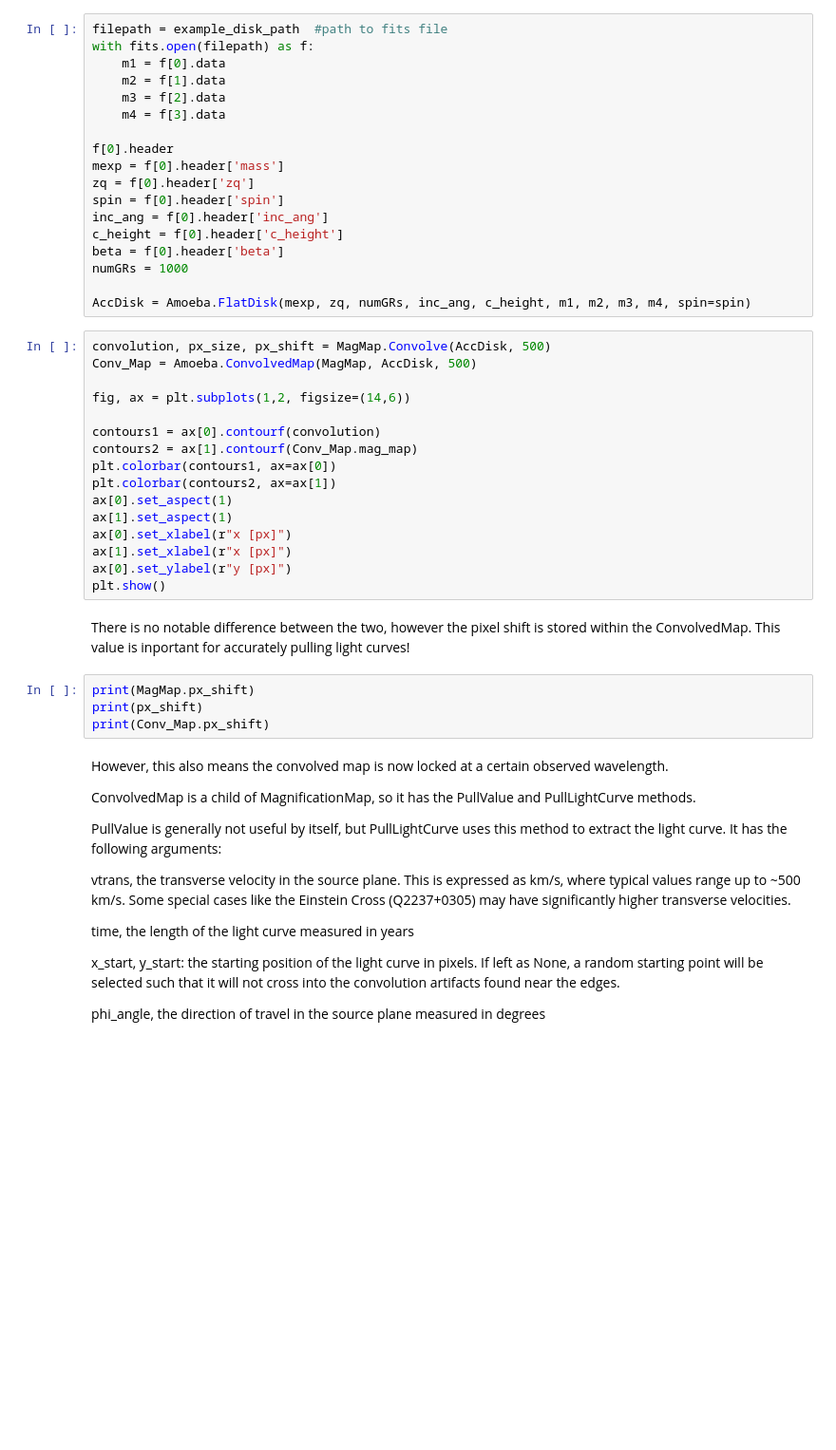
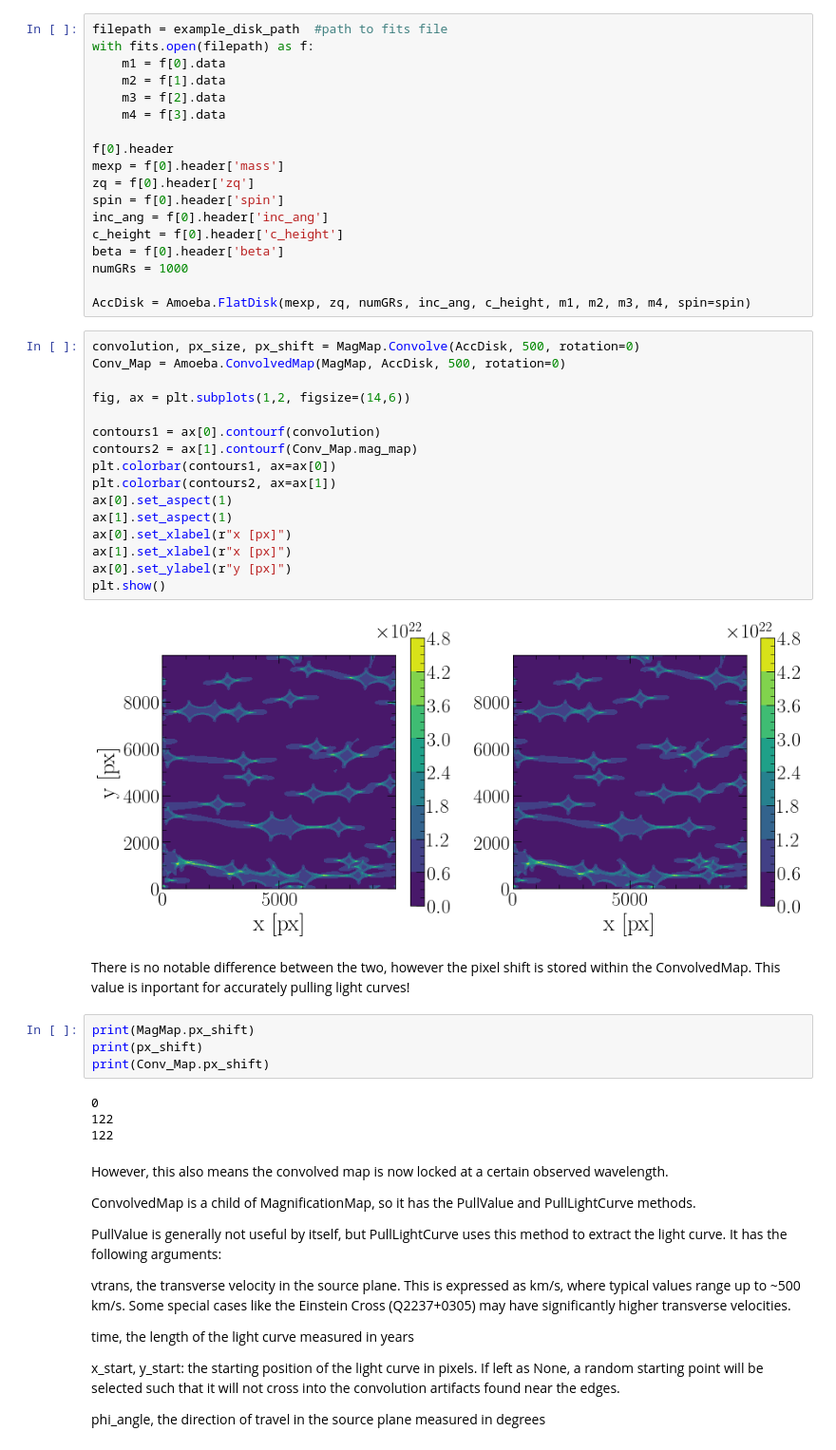
Before and after one commit to Henry-Best-01/Amoeba, a Jupyter notebook: AmoebaExamples.ipynb, the cells around one changed output. Shown at 95% size. Cells and saved outputs as stored; diff of their text form; blank space fills up the shorter version.

```diff
--- a/AmoebaExamples.ipynb
+++ b/AmoebaExamples.ipynb
@@ -860,27 +934,33 @@ numGRs = 1000
 
 AccDisk = Amoeba.FlatDisk(mexp, zq, numGRs, inc_ang, c_height, m1, m2, m3, m4, spin=spin)
 # %%
-convolution, px_size, px_shift = MagMap.Convolve(AccDisk, 500)
-Conv_Map = Amoeba.ConvolvedMap(MagMap, AccDisk, 500)
+convolution, px_size, px_shift = MagMap.Convolve(AccDisk, 500, rotation=0)
+Conv_Map = Amoeba.ConvolvedMap(MagMap, AccDisk, 500, rotation=0)
 
 fig, ax = plt.subplots(1,2, figsize=(14,6))
 
 contours1 = ax[0].contourf(convolution)
 contours2 = ax[1].contourf(Conv_Map.mag_map)
 plt.colorbar(contours1, ax=ax[0])
 plt.colorbar(contours2, ax=ax[1])
 ax[0].set_aspect(1)
 ax[1].set_aspect(1)
 ax[0].set_xlabel(r"x [px]")
 ax[1].set_xlabel(r"x [px]")
 ax[0].set_ylabel(r"y [px]")
 plt.show()
+# %% [output]
+[figure, added]
 # %% [markdown]
 There is no notable difference between the two, however the pixel shift is stored within the ConvolvedMap. This value is inportant for accurately pulling light curves!
 # %%
 print(MagMap.px_shift)
 print(px_shift)
 print(Conv_Map.px_shift)
+# %% [output]
+0
+122
+122
 # %% [markdown]
 However, this also means the convolved map is now locked at a certain observed wavelength.
 
```
Also changed, not shown: parts of 35 cells of this notebook.
